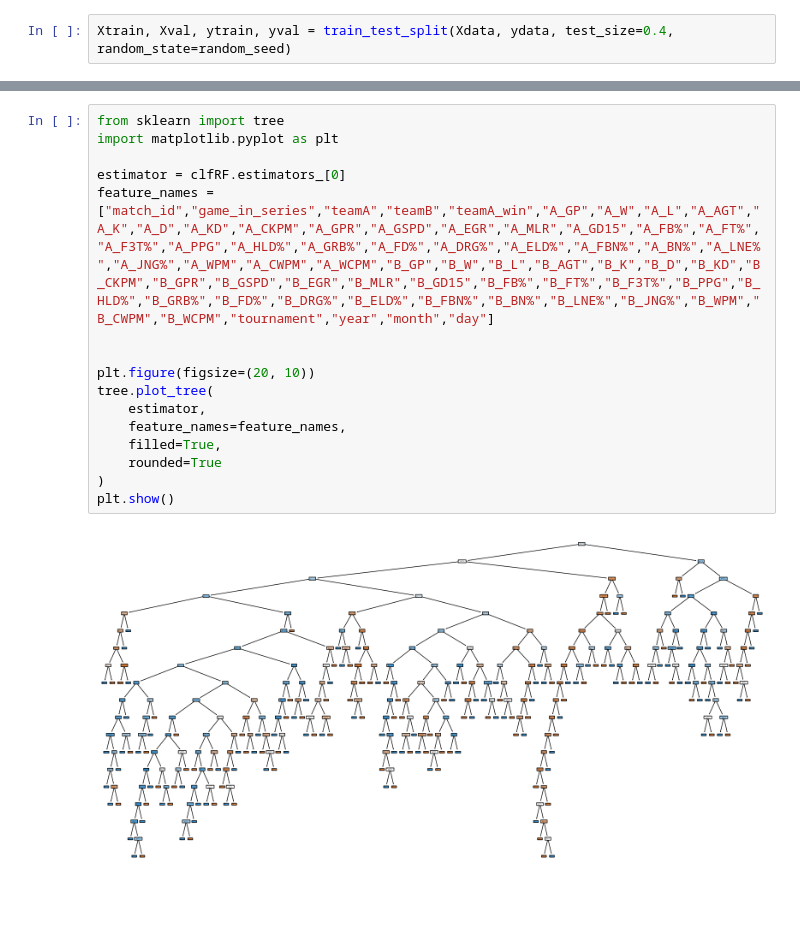
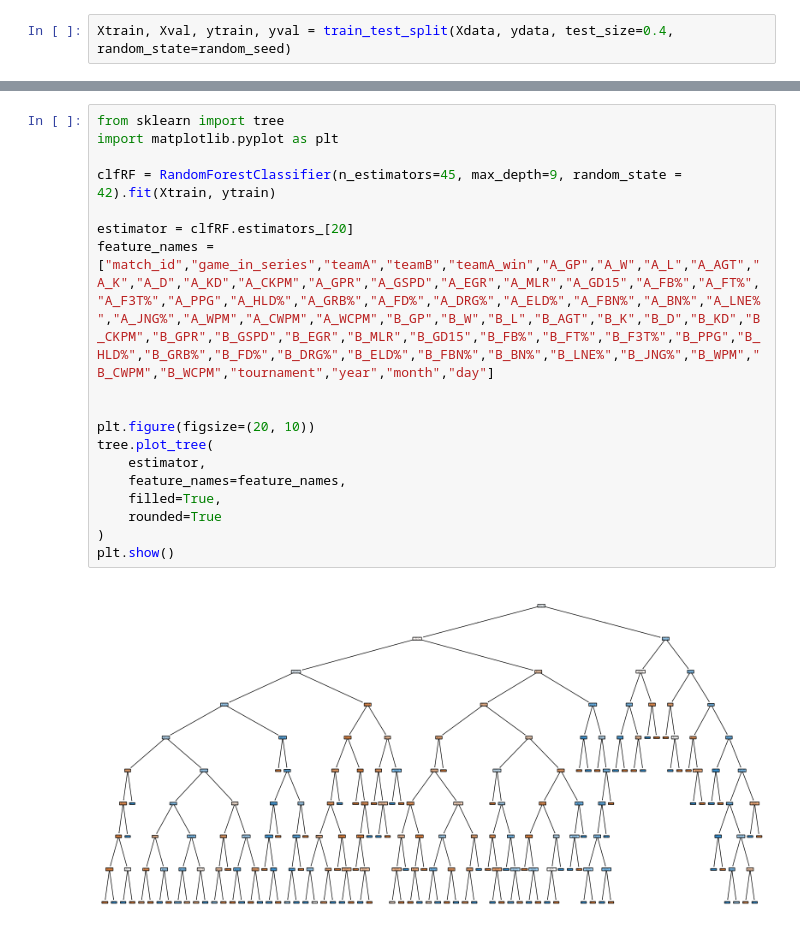
Before and after one commit to pavlila/lol-worlds-2025-predict, a Jupyter notebook: notebooks/random_forest_train.ipynb, the cells around one changed output, grey strips where cells are left out. Drawn from its saved outputs; the diff is of its cells as text; blank space fills up the shorter version.

```diff
--- a/notebooks/random_forest_train.ipynb
+++ b/notebooks/random_forest_train.ipynb
@@ -50,18 +50,20 @@ We found the best params {'n_estimators': 44, 'max_depth': 13} with validation a
 # %%
 from sklearn import tree
 import matplotlib.pyplot as plt
 
-estimator = clfRF.estimators_[0]
+clfRF = RandomForestClassifier(n_estimators=45, max_depth=9, random_state = 42).fit(Xtrain, ytrain)
+
+estimator = clfRF.estimators_[20]
 feature_names = ["match_id","game_in_series","teamA","teamB","teamA_win","A_GP","A_W","A_L","A_AGT","A_K","A_D","A_KD","A_CKPM","A_GPR","A_GSPD","A_EGR","A_MLR","A_GD15","A_FB%","A_FT%","A_F3T%","A_PPG","A_HLD%","A_GRB%","A_FD%","A_DRG%","A_ELD%","A_FBN%","A_BN%","A_LNE%","A_JNG%","A_WPM","A_CWPM","A_WCPM","B_GP","B_W","B_L","B_AGT","B_K","B_D","B_KD","B_CKPM","B_GPR","B_GSPD","B_EGR","B_MLR","B_GD15","B_FB%","B_FT%","B_F3T%","B_PPG","B_HLD%","B_GRB%","B_FD%","B_DRG%","B_ELD%","B_FBN%","B_BN%","B_LNE%","B_JNG%","B_WPM","B_CWPM","B_WCPM","tournament","year","month","day"]
 
 
 plt.figure(figsize=(20, 10))
 tree.plot_tree(
     estimator,
     feature_names=feature_names,
     filled=True,
     rounded=True
 )
 plt.show()
 # %% [output]
-[figure, old version]
+[figure, new version]
```
Also changed, not shown: parts of 3 cells of this notebook, 4 other files.
